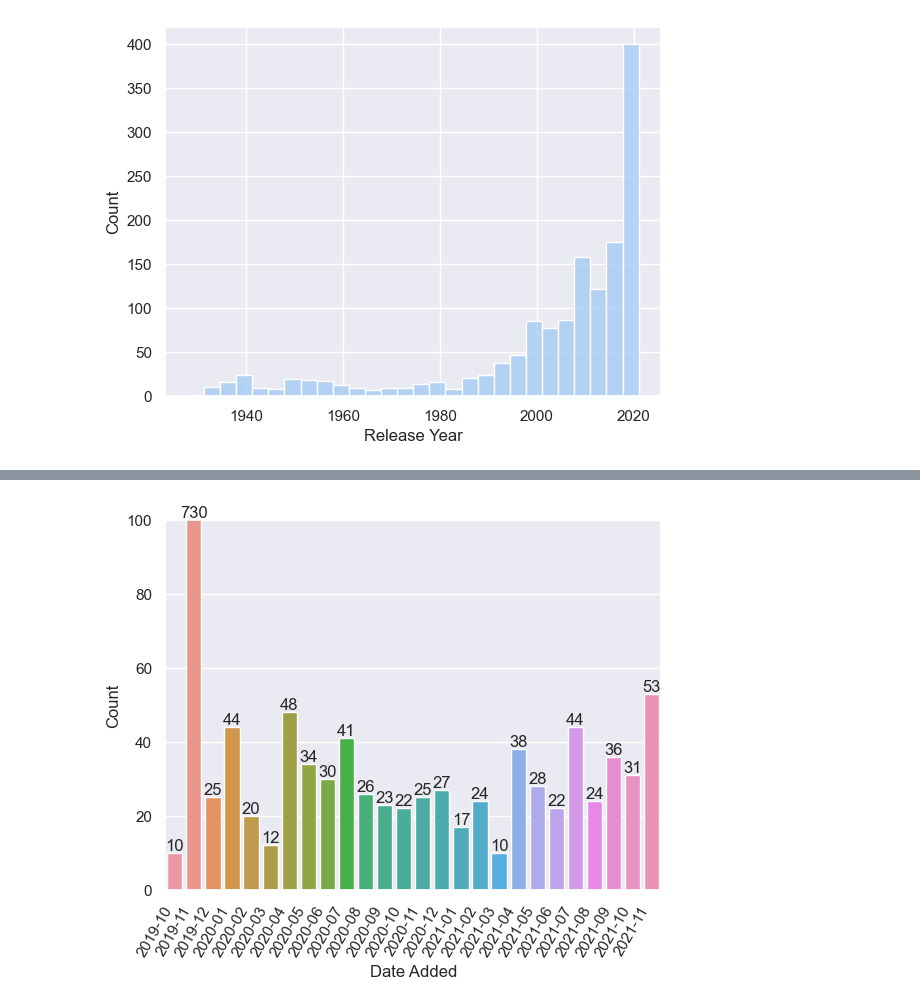
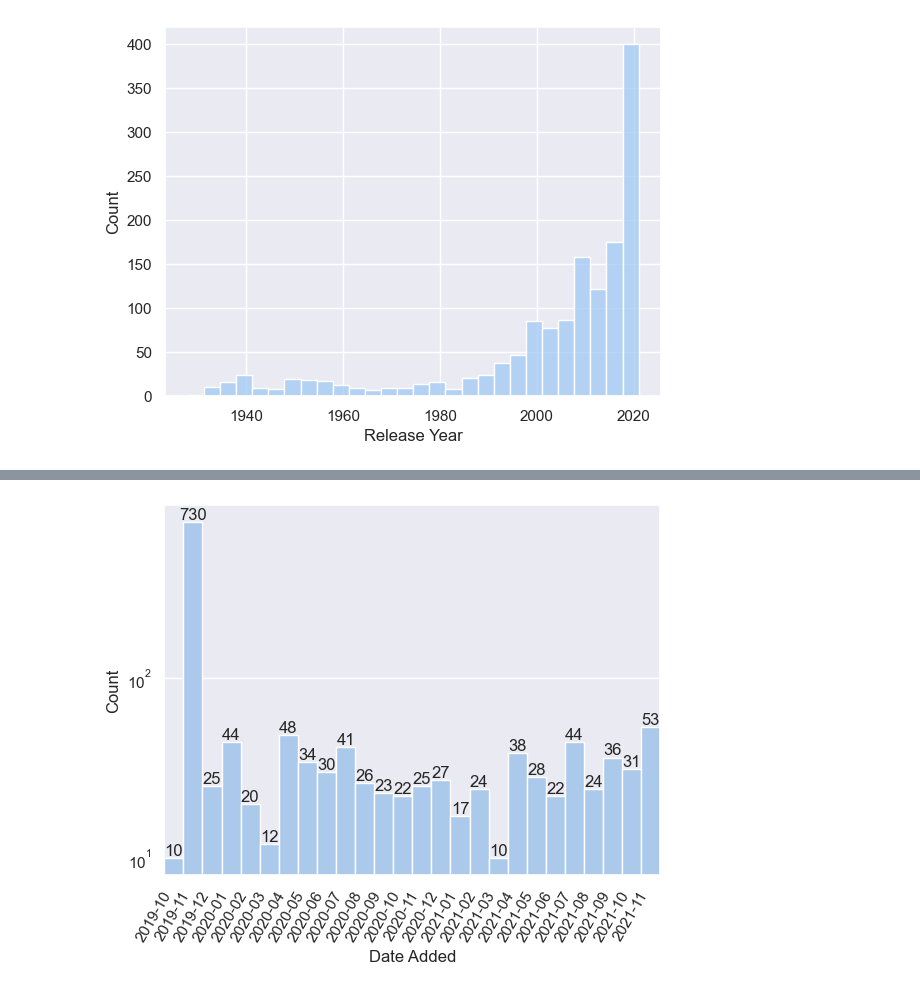
Before and after one commit to dvnatanael/data5006-data-analysis, a Jupyter notebook: Tiny_Data_Analysis_Disney+.ipynb, the cells around one changed output, grey strips where cells are left out. Cells and saved outputs as stored; diff of their text form; code cells hidden in the pictures.

```diff
--- a/Tiny_Data_Analysis_Disney+.ipynb
+++ b/Tiny_Data_Analysis_Disney+.ipynb
@@ -175,22 +179,13 @@ _ = p.set_ylabel("Count")
 # %%
-p: plt.Axes = sns.countplot(x=data)
+p: plt.Axes = sns.countplot(
+    x=data, color=sns.color_palette()[0], saturation=0.75, width=1.0
+)
 
-bar_container: BarContainer = p.containers[0]
-labels: list[Text] = p.bar_label(bar_container)
-
-p.set_ybound(lower=0, upper=100)
-# add a value label for the clipped bar
-p.text(
-    x=bar_container.patches[1].get_center()[0],
-    y=100,
-    s=int(bar_container.datavalues[1]),
-    fontsize=labels[0].get_fontsize(),
-    ha="center",
-    va="bottom",
-)
+p.bar_label(p.containers[0])
+p.set_yscale("log")
 p.set_xlabel("Date Added")
 p.set_ylabel("Count")
 
 _ = {rotate_label(label, rotation=60) for label in p.get_xticklabels()}
 # %% [output]
-[figure, old version]
+[figure, new version]
```
Also changed, not shown: parts of 2 cells of this notebook, 1 other file.
